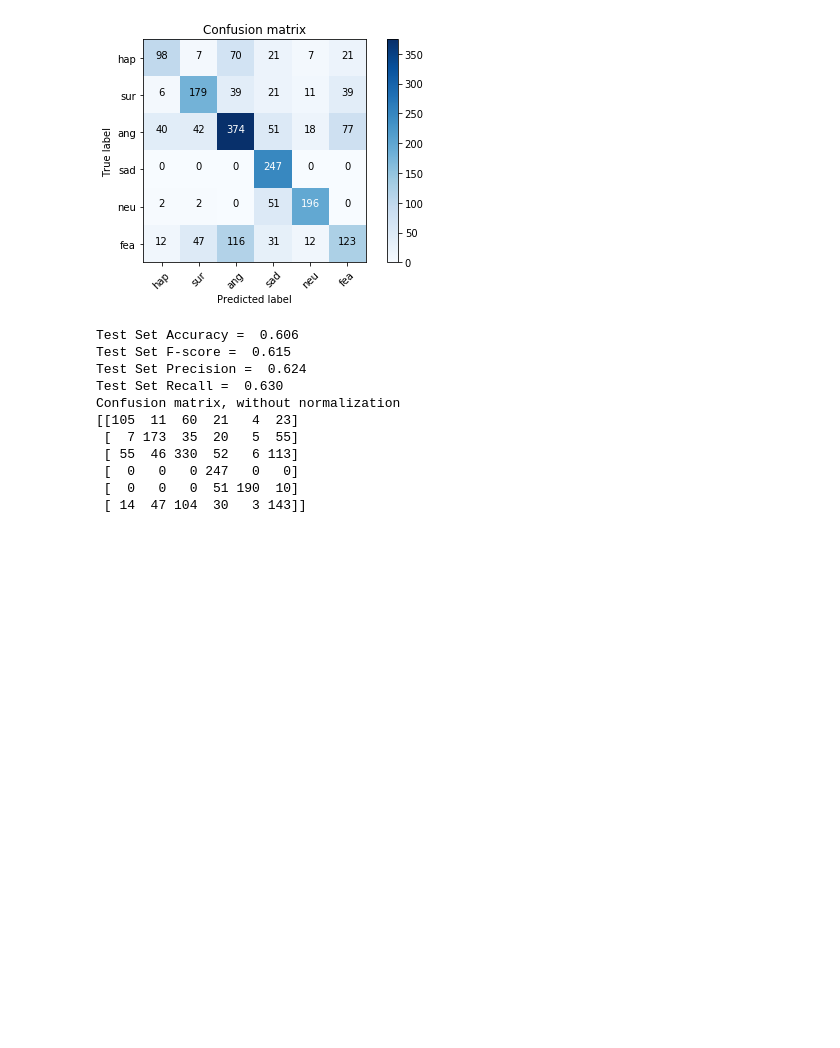
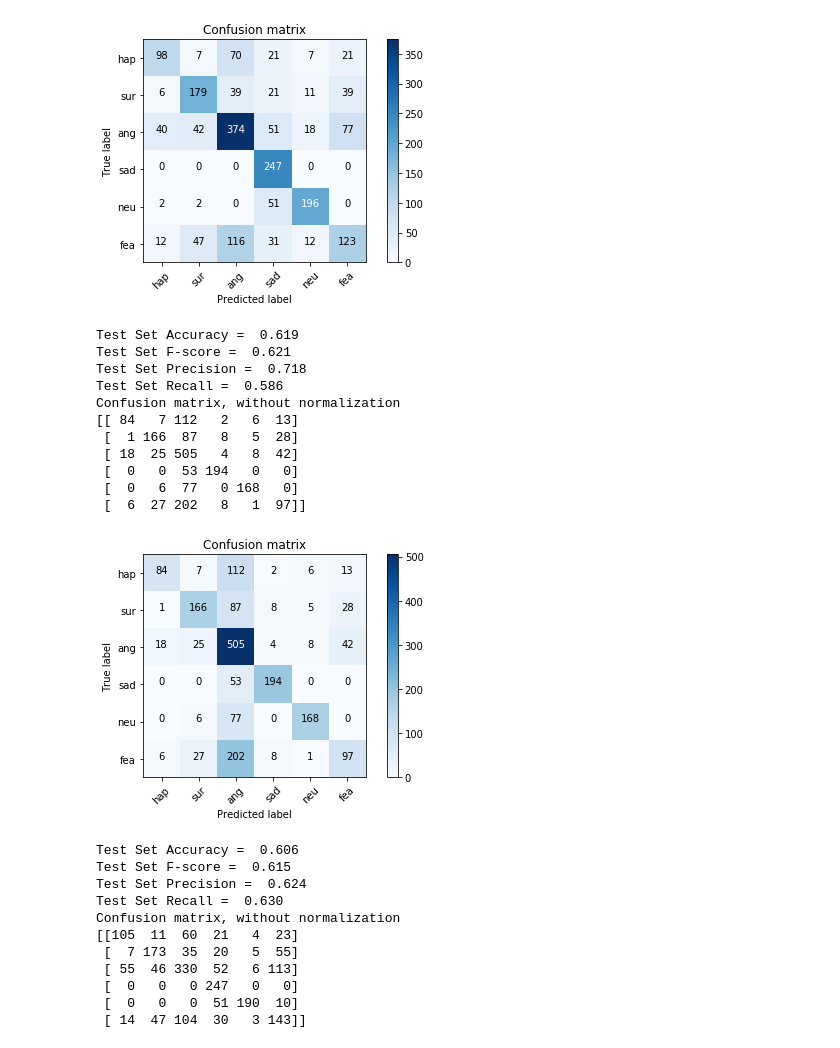
Before and after one commit to Demfier/multimodal-speech-emotion-recognition, a Jupyter notebook: 5.1_sentence_classification.ipynb, the cells around one changed output. Drawn from its saved outputs; the diff is of its cells as text; code cells hidden in the pictures; blank space fills up the shorter version.

```diff
--- a/5.1_sentence_classification.ipynb
+++ b/5.1_sentence_classification.ipynb
@@ -212,18 +212,31 @@ Confusion matrix, without normalization
  [ 12  47 116  31  12 123]]
 [figure]
 # %%
-mnb_classifier = MultinomialNB(alpha=0.01)
+mnb_classifier = MultinomialNB()
 
 mnb_classifier.fit(x_train, y_train)
 
 # Predict
 pred_probs = mnb_classifier.predict_proba(x_test)
 
 # Results
 display_results(y_test, pred_probs)
 
 with open('pred_probas/text_mnb_classifier.pkl', 'wb') as f:
     pickle.dump(pred_probs, f)
+# %% [output]
+Test Set Accuracy =  0.619
+Test Set F-score =  0.621
+Test Set Precision =  0.718
+Test Set Recall =  0.586
+Confusion matrix, without normalization
+[[ 84   7 112   2   6  13]
+ [  1 166  87   8   5  28]
+ [ 18  25 505   4   8  42]
+ [  0   0  53 194   0   0]
+ [  0   6  77   0 168   0]
+ [  6  27 202   8   1  97]]
+[figure, added]
 # %%
 mlp_classifier = MLPClassifier(hidden_layer_sizes=(500, ), activation='relu', solver='adam', alpha=0.0001,
                                batch_size='auto', learning_rate='adaptive', learning_rate_init=0.01,
```
Also changed, not shown: parts of 1 cell of this notebook, 1 other file.
